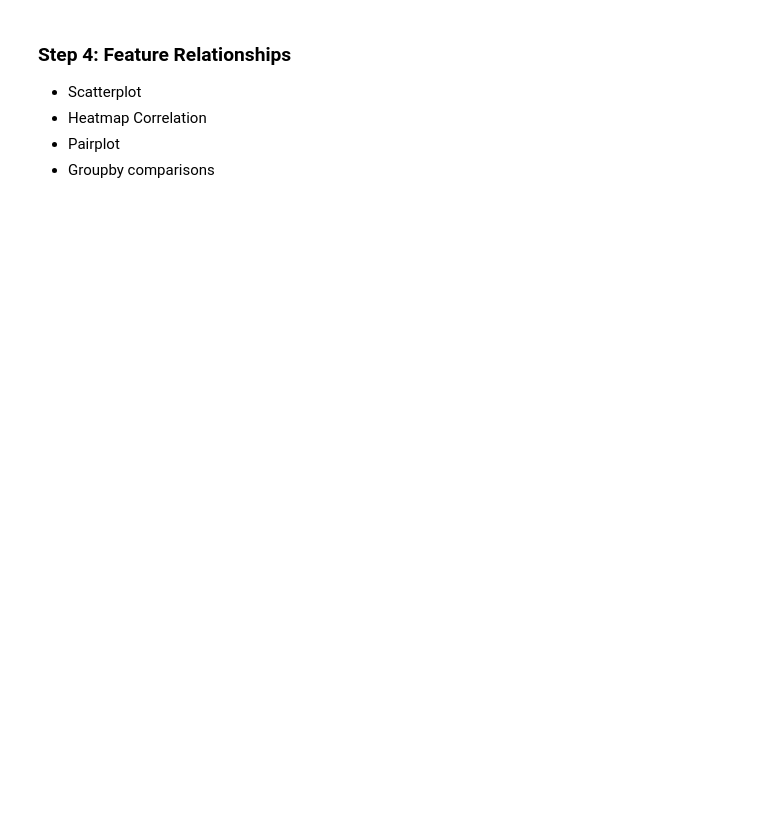
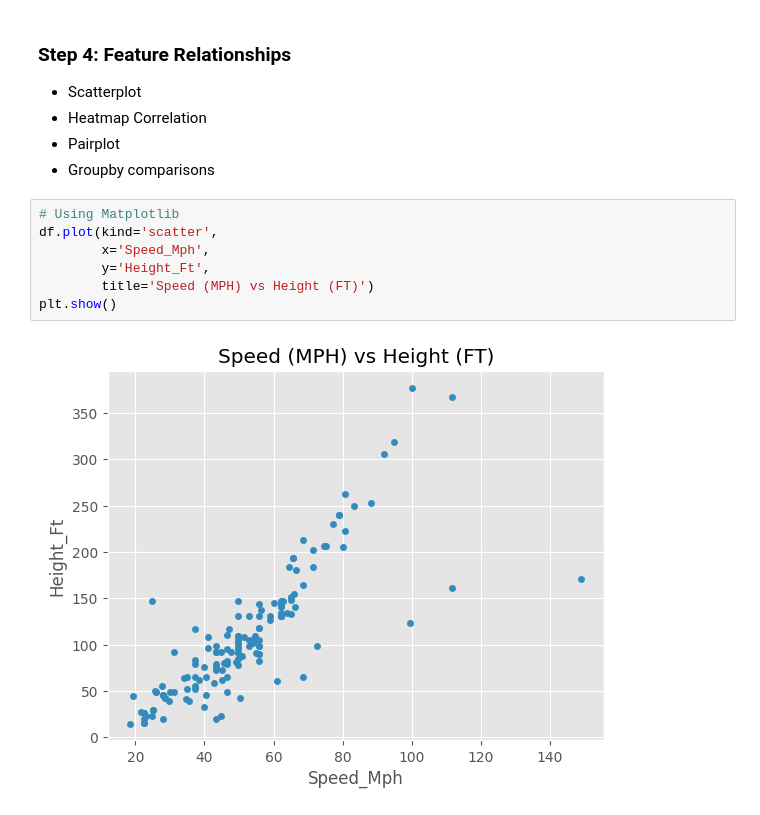
Before and after one commit to MaxVasthav/Exploratory-Data-Analysis-with-Python-Pandas-2023, a Jupyter notebook: exploratory-data-analysis-with-python-pandas-2023.ipynb, the cells around one changed output. Saved outputs shown, nothing was run; the diff lists cells and outputs as text; blank space fills up the shorter version.

```diff
--- a/exploratory-data-analysis-with-python-pandas-2023.ipynb
+++ b/exploratory-data-analysis-with-python-pandas-2023.ipynb
@@ -483,3 +477,12 @@ ModuleNotFoundError: No module named 'scipy'
 * Heatmap Correlation
 * Pairplot
 * Groupby comparisons
+# %%
+# Using Matplotlib
+df.plot(kind='scatter',
+        x='Speed_Mph',
+        y='Height_Ft',
+        title='Speed (MPH) vs Height (FT)')
+plt.show()
+# %% [output]
+[figure, added]
```
Also changed, not shown: parts of 11 cells of this notebook.
